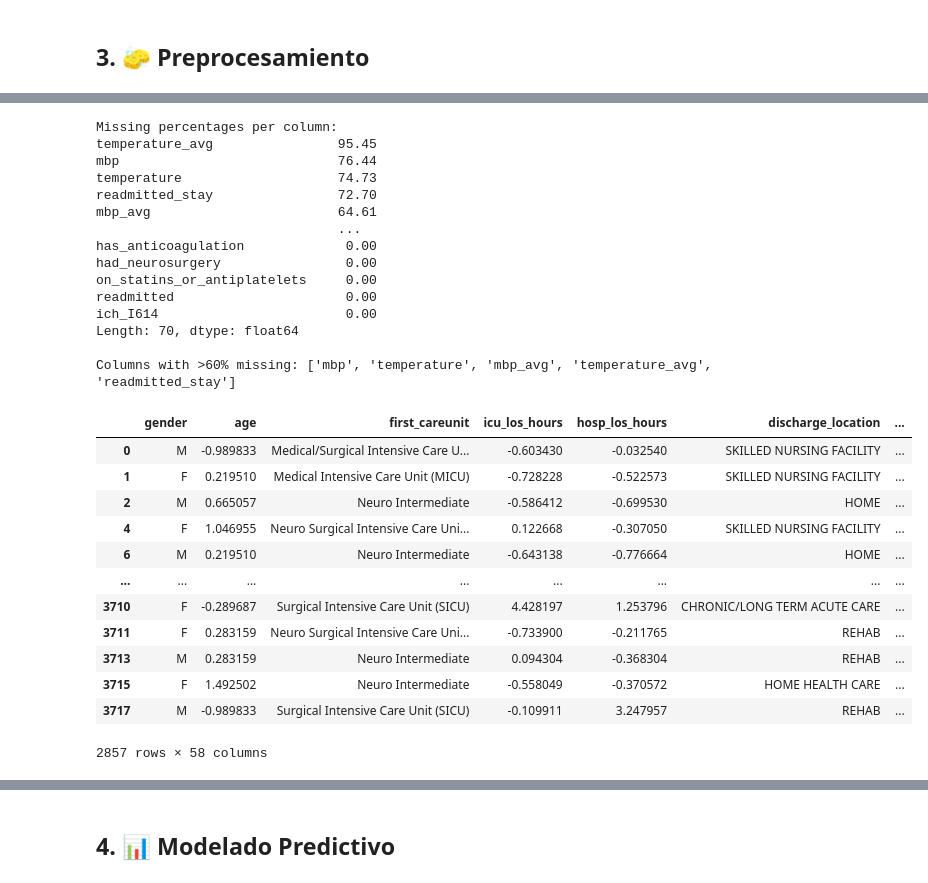
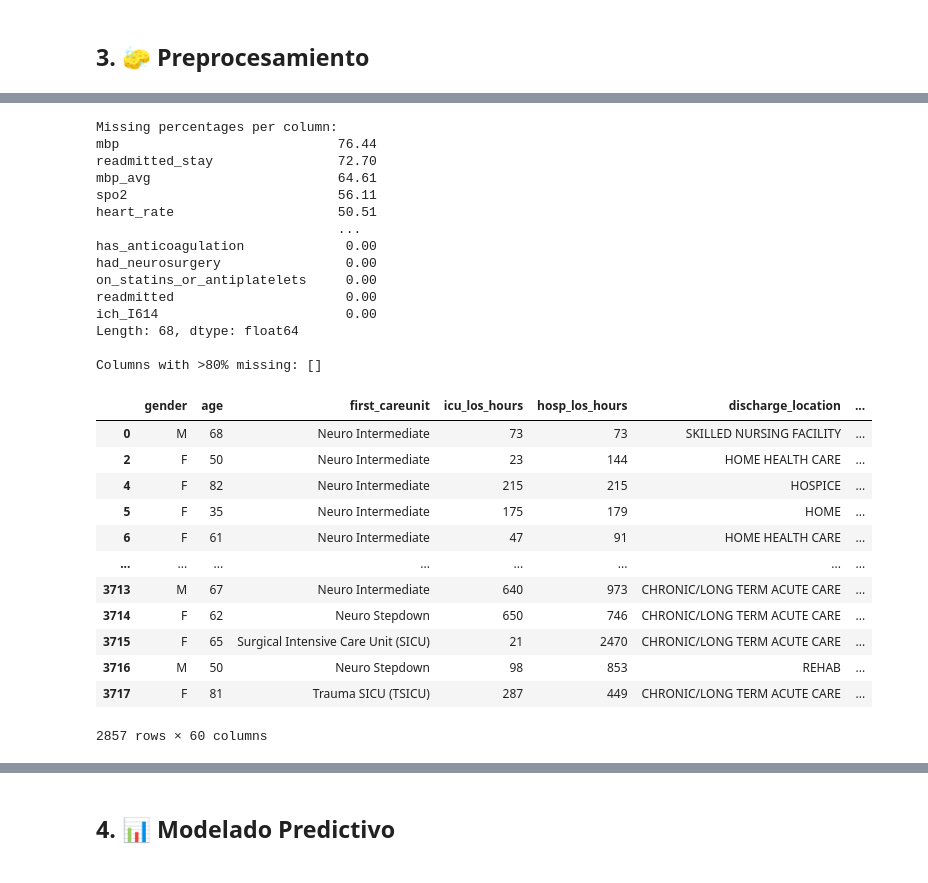
Before and after one commit to Gos2two/UCI-I61, a Jupyter notebook: analisis_readmision_uci_hemorragia_intracerebral.ipynb, the cells around one changed output, grey strips where cells are left out. Cells and saved outputs as stored; diff of their text form; code cells hidden in the pictures.

```diff
--- a/analisis_readmision_uci_hemorragia_intracerebral.ipynb
+++ b/analisis_readmision_uci_hemorragia_intracerebral.ipynb
@@ -535,80 +509,61 @@ import pandas as pd
 from sklearn.preprocessing import StandardScaler
 from sklearn.model_selection import train_test_split
 from decimal import Decimal
+
+
 
 # Calculate missing percentages
 missing_pct = (df.isnull().sum() / len(df) * 100).round(2)
 print("Missing percentages per column:")
 print(missing_pct.sort_values(ascending=False))
 
 # Set missing data threshold
-missing_threshold = 60  # Exclude columns with >60% missing
+missing_threshold = 80  # Exclude columns with >80% missing
 columns_to_exclude = missing_pct[missing_pct > missing_threshold].index
 print(f"\nColumns with >{missing_threshold}% missing: {list(columns_to_exclude)}")
 
 # Exclude high-missingness columns, but keep readmitted_stay for target creation
 features_to_keep = [col for col in df.columns if col not in columns_to_exclude or col == 'readmitted_stay']
 df_clean = df.loc[:, features_to_keep]
 
-# Handle Decimal values and fill NaNs
-# Convert Decimal to float for numerical columns
-numerical_cols = df_clean.select_dtypes(include=['number', 'Int64', 'float64', 'int64']).columns
-for col in numerical_cols:
-    df_clean.loc[:, col] = df_clean[col].apply(lambda x: float(x) if isinstance(x, Decimal) else x)
+# Convert Decimal objects to float across numeric columns
+numeric_cols = df_clean.select_dtypes(include=['number', 'object']).columns
 
-# Identify integer columns
-int_columns = df_clean.select_dtypes(include=['Int64', 'int64']).columns
-# Fill NaNs with rounded medians for integer columns
-for col in int_columns:
-    median_val = df_clean[col].median()
-    if not pd.isna(median_val):
-        df_clean.loc[:, col] = df_clean[col].fillna(int(median_val))
-
-# Fill NaNs for other numeric columns, excluding readmitted_stay and readmitted
-numeric_cols = df_clean.select_dtypes(include='number').columns.difference(['readmitted_stay', 'readmitted'])
-df_clean.loc[:, numeric_cols] = df_clean[numeric_cols].fillna(df_clean[numeric_cols].median())
-
-# Handle readmitted_stay separately
-df_clean.loc[:, 'readmitted_stay'] = df_clean['readmitted_stay'].fillna(0)
-
-# Scale features
-scaler = StandardScaler()
-feature_cols = df_clean.select_dtypes(include='number').columns[
-    ~df_clean.select_dtypes(include='number').columns.str.startswith(('non_ich', 'ich'))
-].difference(['readmitted_stay', 'readmitted', 'subject_id', 'hadm_id', 'stay_id', 'intime', 'outtime', 'has_hypertension', 'has_hydrocephalus', 'has_cad', 'has_anticoagulation', 'had_neurosurgery'])
-features_scaled = scaler.fit_transform(df_clean[feature_cols])
-df_clean.loc[:, feature_cols] = features_scaled
+for col in numeric_cols:
+    if df_clean[col].apply(lambda x: isinstance(x, Decimal)).any():
+        df_clean[col] = df_clean[col].apply(lambda x: float(x) if isinstance(x, Decimal) else x)
 
 # Remove columns that are not needed for the final dataset
 df_clean = df_clean.drop(columns=['intime', 'outtime', 'subject_id', 'hadm_id', 'stay_id', 'readmitted_stay', 'all_diagnoses','ich_icd_codes'], errors='ignore')
 
+
 df_clean
 # %% [output]
 Missing percentages per column:
-temperature_avg                95.45
 mbp                            76.44
-temperature                    74.73
 readmitted_stay                72.70
 mbp_avg                        64.61
+spo2                           56.11
+heart_rate                     50.51
                                ...
 has_anticoagulation             0.00
 had_neurosurgery                0.00
 on_statins_or_antiplatelets     0.00
 readmitted                      0.00
 ich_I614                        0.00
-Length: 70, dtype: float64
+Length: 68, dtype: float64
 
-Columns with >60% missing: ['mbp', 'temperature', 'mbp_avg', 'temperature_avg', 'readmitted_stay']
+Columns with >80% missing: []
 |  | gender | age | first_careunit | icu_los_hours | hosp_los_hours | discharge_location | ... |
-| 0 | M | -0.989833 | Medical/Surgical Intensive Care U... | -0.603430 | -0.032540 | SKILLED NURSING FACILITY | ... |
-| 1 | F | 0.219510 | Medical Intensive Care Unit (MICU) | -0.728228 | -0.522573 | SKILLED NURSING FACILITY | ... |
-| 2 | M | 0.665057 | Neuro Intermediate | -0.586412 | -0.699530 | HOME | ... |
-| 4 | F | 1.046955 | Neuro Surgical Intensive Care Uni... | 0.122668 | -0.307050 | SKILLED NURSING FACILITY | ... |
-| 6 | M | 0.219510 | Neuro Intermediate | -0.643138 | -0.776664 | HOME | ... |
+| 0 | M | 68 | Neuro Intermediate | 73 | 73 | SKILLED NURSING FACILITY | ... |
+| 2 | F | 50 | Neuro Intermediate | 23 | 144 | HOME HEALTH CARE | ... |
+| 4 | F | 82 | Neuro Intermediate | 215 | 215 | HOSPICE | ... |
+| 5 | F | 35 | Neuro Intermediate | 175 | 179 | HOME | ... |
+| 6 | F | 61 | Neuro Intermediate | 47 | 91 | HOME HEALTH CARE | ... |
 | ... | ... | ... | ... | ... | ... | ... | ... |
-| 3710 | F | -0.289687 | Surgical Intensive Care Unit (SICU) | 4.428197 | 1.253796 | CHRONIC/LONG TERM ACUTE CARE | ... |
-| 3711 | F | 0.283159 | Neuro Surgical Intensive Care Uni... | -0.733900 | -0.211765 | REHAB | ... |
-| 3713 | M | 0.283159 | Neuro Intermediate | 0.094304 | -0.368304 | REHAB | ... |
-| 3715 | F | 1.492502 | Neuro Intermediate | -0.558049 | -0.370572 | HOME HEALTH CARE | ... |
-| 3717 | M | -0.989833 | Surgical Intensive Care Unit (SICU) | -0.109911 | 3.247957 | REHAB | ... |
+| 3713 | M | 67 | Neuro Intermediate | 640 | 973 | CHRONIC/LONG TERM ACUTE CARE | ... |
+| 3714 | F | 62 | Neuro Stepdown | 650 | 746 | CHRONIC/LONG TERM ACUTE CARE | ... |
+| 3715 | F | 65 | Surgical Intensive Care Unit (SICU) | 21 | 2470 | CHRONIC/LONG TERM ACUTE CARE | ... |
+| 3716 | M | 50 | Neuro Stepdown | 98 | 853 | REHAB | ... |
+| 3717 | F | 81 | Trauma SICU (TSICU) | 287 | 449 | CHRONIC/LONG TERM ACUTE CARE | ... |
-2857 rows × 58 columns
+2857 rows × 60 columns
```
Also changed, not shown: parts of 22 cells of this notebook, 2 other files.
